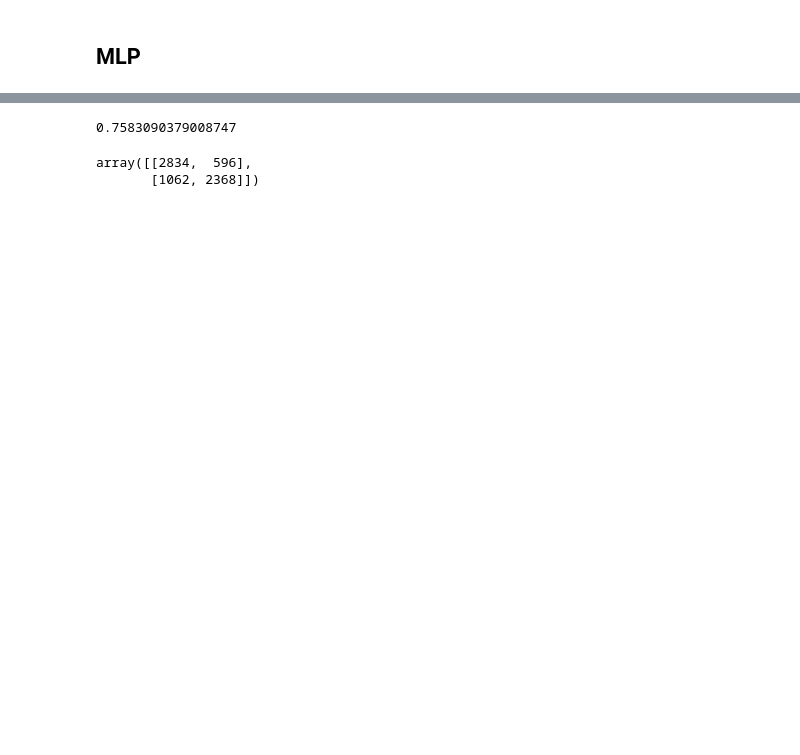
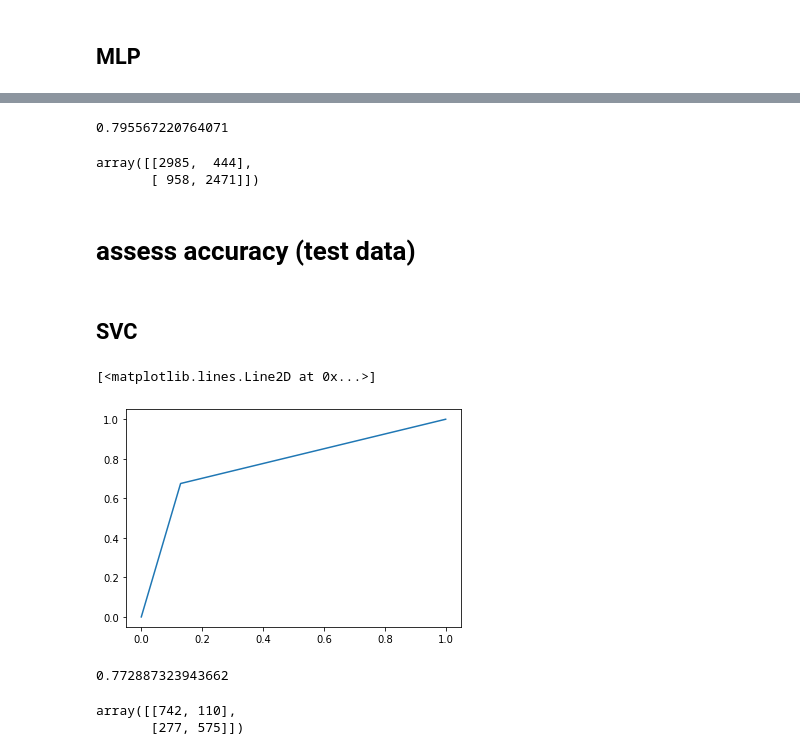
Before and after one commit to unofficial-Jona/Unimaas_researchproject_XAI, a Jupyter notebook: XAI_project.ipynb, the cells around one changed output, grey strips where cells are left out. Saved outputs shown, nothing was run; the diff lists cells and outputs as text; code cells hidden in the pictures; blank space fills up the shorter version.

```diff
--- a/XAI_project.ipynb
+++ b/XAI_project.ipynb
@@ -179,9 +176,33 @@ plt.plot(fpr, tpr)
 # %%
-roc_auc_score(y_train_bool, y_scores)
+roc_auc_score(y_train, y_scores)
 # %% [output]
-0.7583090379008747
+0.795567220764071
 # %%
-confusion_matrix(y_train_bool, y_scores)
+confusion_matrix(y_train, y_scores)
 # %% [output]
-array([[2834,  596],
-       [1062, 2368]])
+array([[2985,  444],
+       [ 958, 2471]])
+# %% [markdown]
+# assess accuracy (test data)
+# %%
+X_test, y_test = data_prep.transform(test)
+X_test, y_test = sm.fit_resample(X_test, y_test)
+# %% [markdown]
+## SVC
+# %%
+y_scores = clf_SVC.predict(X_test)
+
+fpr, tpr, threshold = roc_curve(y_test, y_scores)
+plt.plot(fpr, tpr)
+# %% [output]
+[<matplotlib.lines.Line2D at 0x...>]
+[figure, added]
+# %%
+roc_auc_score(y_test, y_scores)
+# %% [output]
+0.772887323943662
+# %%
+confusion_matrix(y_test, y_scores)
+# %% [output]
+array([[742, 110],
+       [277, 575]])
```
Also changed, not shown: parts of 23 cells of this notebook.
